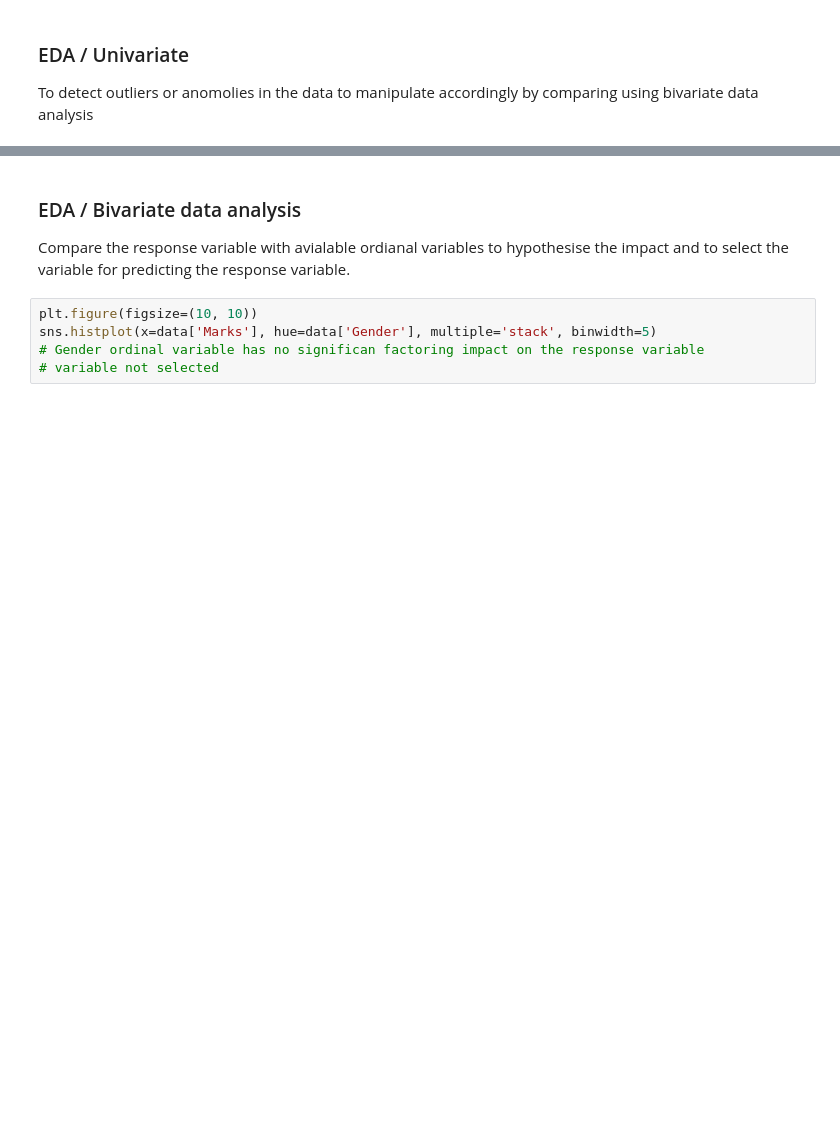
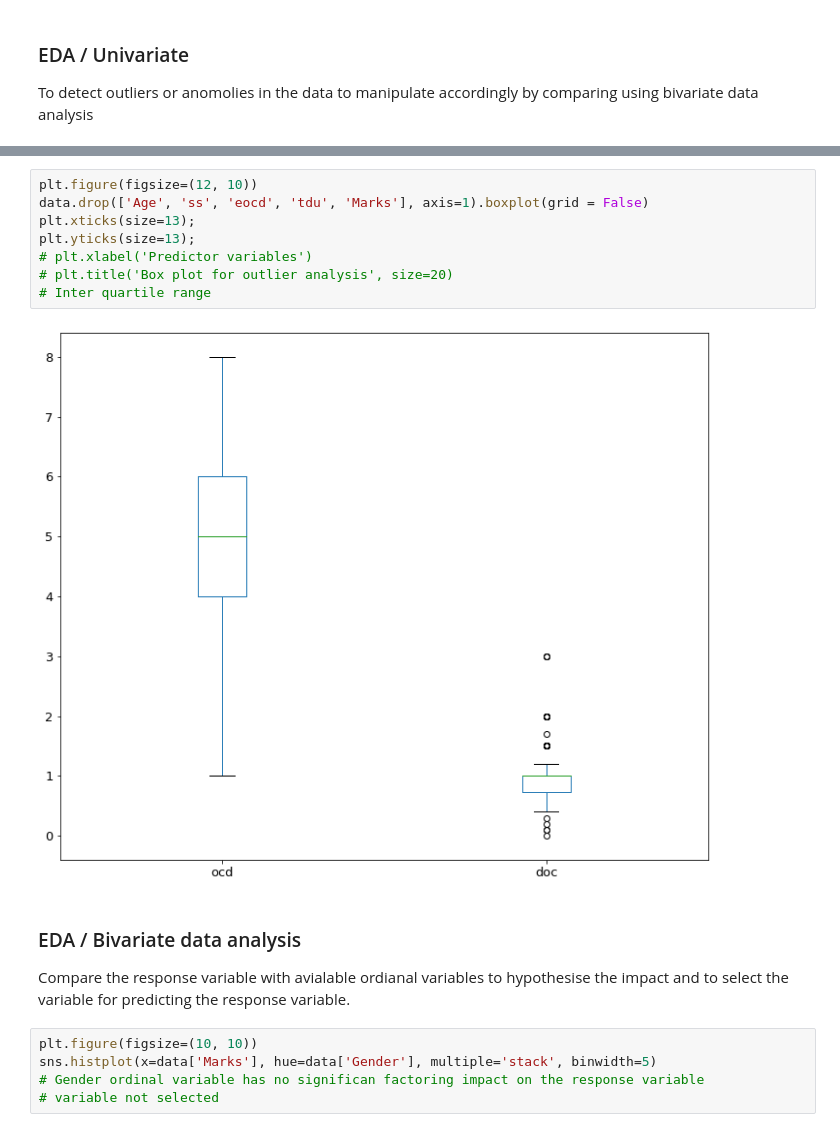
Before and after one commit to BALAJI24092001/Student-Perception-Analysis, a Jupyter notebook: StudentPercetionAnalysis.ipynb, the cells around one changed output, grey strips where cells are left out. Saved outputs shown, nothing was run; the diff lists cells and outputs as text; blank space fills up the shorter version.

```diff
--- a/StudentPercetionAnalysis.ipynb
+++ b/StudentPercetionAnalysis.ipynb
@@ -125,3 +212,13 @@ plt.title('Box plot for outlier analysis', size=20)
+# %%
+plt.figure(figsize=(12, 10))
+data.drop(['Age', 'ss', 'eocd', 'tdu', 'Marks'], axis=1).boxplot(grid = False)
+plt.xticks(size=13);
+plt.yticks(size=13);
+# plt.xlabel('Predictor variables')
+# plt.title('Box plot for outlier analysis', size=20)
+# Inter quartile range
+# %% [output]
+[figure, added]
 # %% [markdown]
 ### EDA / Bivariate data analysis
 Compare the response variable with avialable ordianal variables to hypothesise the impact and to select the variable for predicting the response variable.
```
Also changed, not shown: parts of 42 cells of this notebook.
